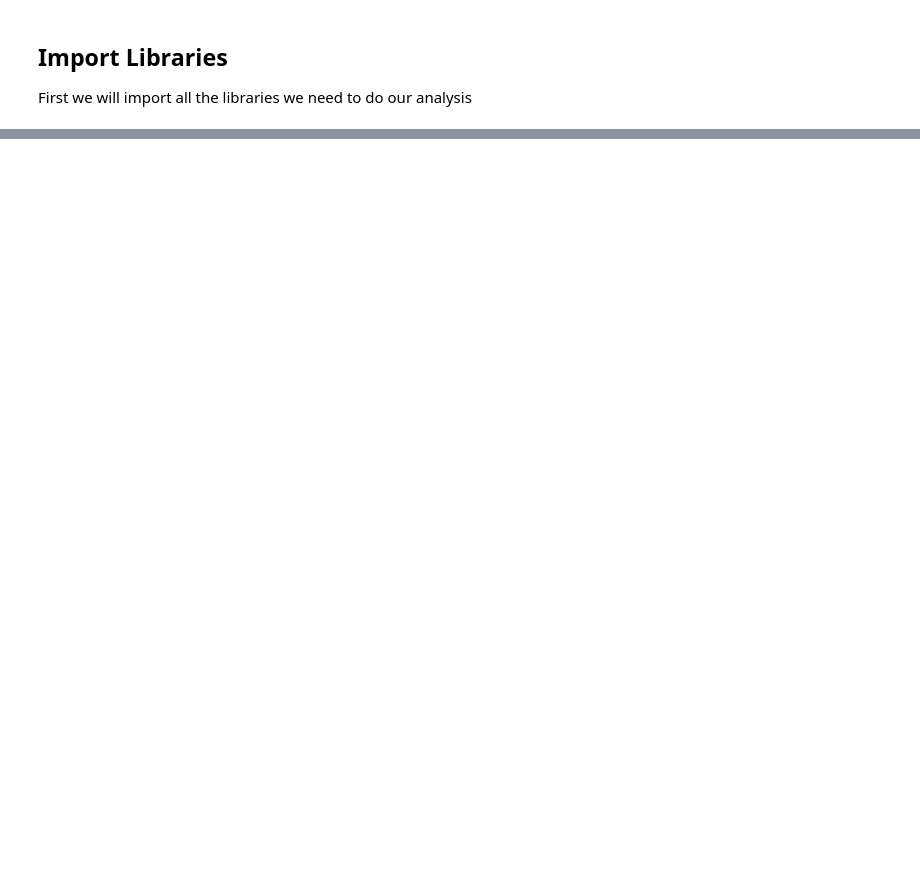
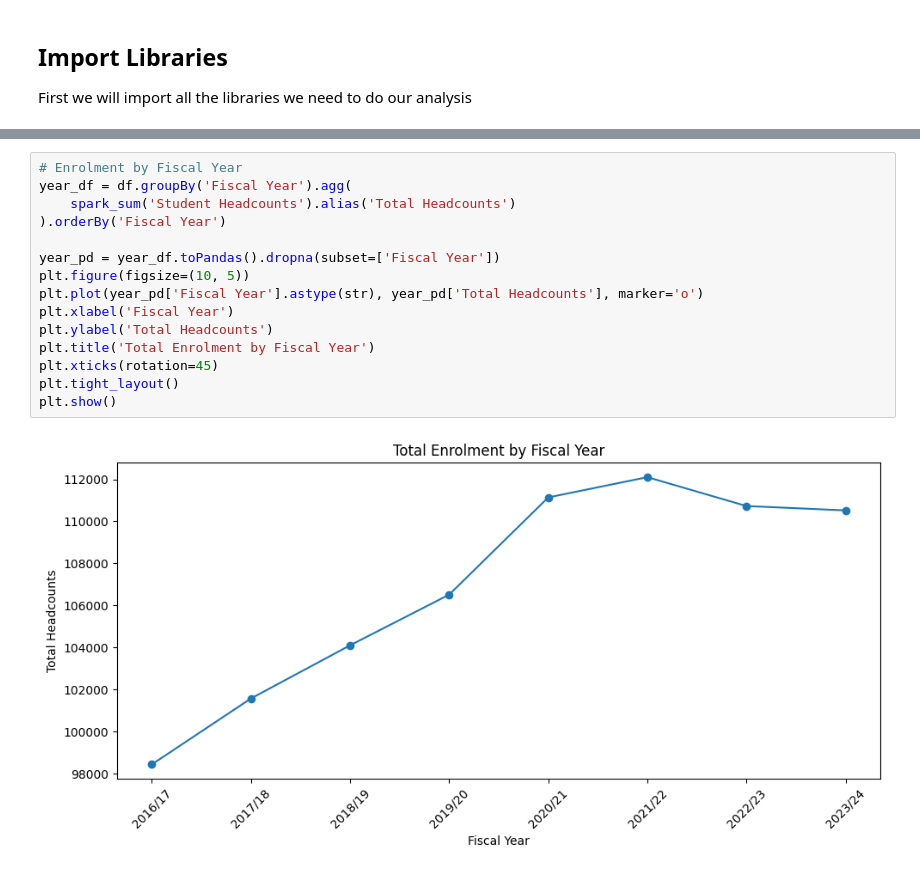
Before and after one commit to bhavin-prajapati/university-of-waterloo-enrolement, a Jupyter notebook: group_assignment.ipynb, the cells around one changed output, grey strips where cells are left out. Drawn from its saved outputs; the diff is of its cells as text; blank space fills up the shorter version.

```diff
--- a/group_assignment.ipynb
+++ b/group_assignment.ipynb
@@ -22,0 +207,17 @@ First we will import all the libraries we need to do our analysis
+# %%
+# Enrolment by Fiscal Year
+year_df = df.groupBy('Fiscal Year').agg(
+    spark_sum('Student Headcounts').alias('Total Headcounts')
+).orderBy('Fiscal Year')
+
+year_pd = year_df.toPandas().dropna(subset=['Fiscal Year'])
+plt.figure(figsize=(10, 5))
+plt.plot(year_pd['Fiscal Year'].astype(str), year_pd['Total Headcounts'], marker='o')
+plt.xlabel('Fiscal Year')
+plt.ylabel('Total Headcounts')
+plt.title('Total Enrolment by Fiscal Year')
+plt.xticks(rotation=45)
+plt.tight_layout()
+plt.show()
+# %% [output]
+[figure, added]
```
Also changed, not shown: parts of 38 cells of this notebook, 2 other files.
